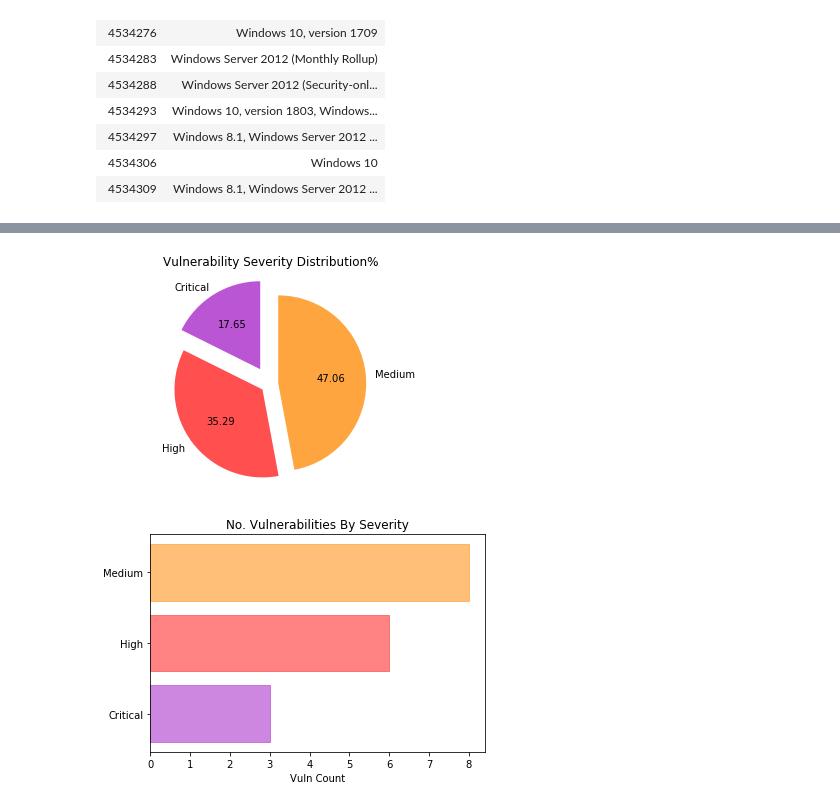
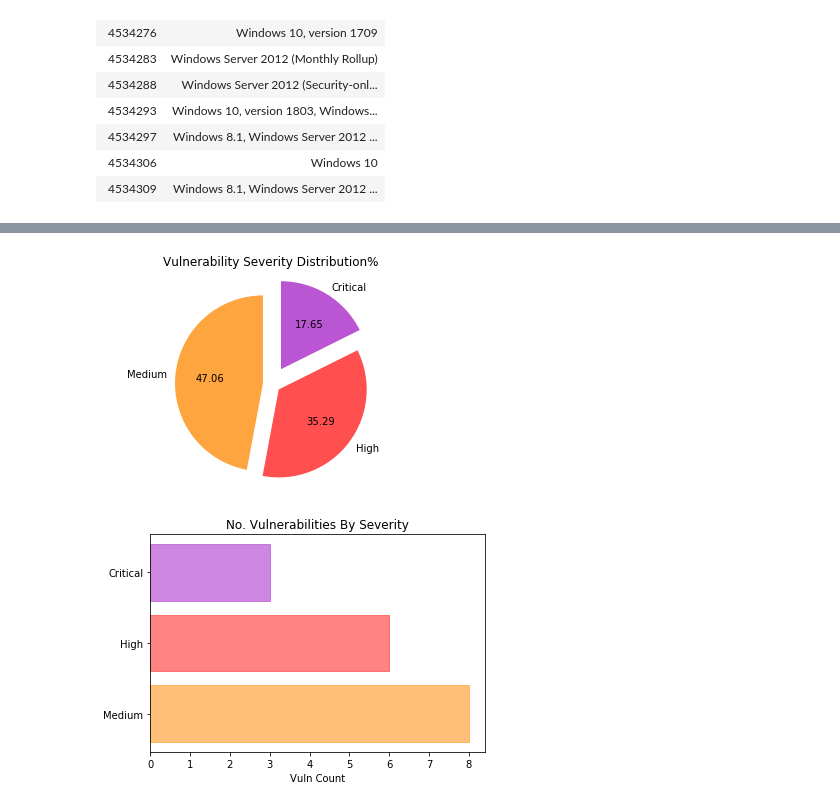
Before and after one commit to netscylla/Jupyter_Vulncheck, a Jupyter notebook: MS Monthly Vulnerability Report.ipynb, the cells around one changed output, grey strips where cells are left out. Saved outputs shown, nothing was run; the diff lists cells and outputs as text; code cells hidden in the pictures.

```diff
--- a/MS Monthly Vulnerability Report.ipynb
+++ b/MS Monthly Vulnerability Report.ipynb
@@ -190,7 +190,7 @@ from collections import defaultdict
 
 grouped_cves = group(cves, lambda x: cvss_severity(x["cvss_score"]))
 
-severities = list(reversed([i[0] for i in cvss_severity_matrix if i[0] in grouped_cves]))
+severities = list([i[0] for i in cvss_severity_matrix if i[0] in grouped_cves])
 severity_counts = [len(grouped_cves.get(k,[])) for k in severities]
 
 explode_severities = {
@@ -198,32 +198,32 @@ explode_severities = {
     "Low": 0.1,
     "Medium": 0.1,
     "High": 0.1,
     "Critical": 0.2
 }
 
 figureObject, axesObject = plotter.subplots()
 pie=axesObject.pie(severity_counts,
         explode=[explode_severities[k] for k in severities],
         labels=severities,
         autopct='%1.2f',
         colors=[cvss_severity_colors[k] for k in severities],
         startangle=90)
 axesObject.axis('equal')
 plotter.title('Vulnerability Severity Distribution%')
 plotter.show()
 
 figureObject, axesObject = plotter.subplots()
 barlist = axesObject.barh(severities,
         severity_counts,
         0.8,
         alpha = 0.7,
         color = 'blue',
         label = 'Vulns')
 for i, s in enumerate(severities):
     barlist[i].set_color(cvss_severity_colors[s])
 axesObject.set_xlabel('Vuln Count')
 plotter.title('No. Vulnerabilities By Severity')
 plotter.show()
 # %% [output]
-[figure, old version]
+[figure, new version]
-[figure, old version]
+[figure, new version]
```
